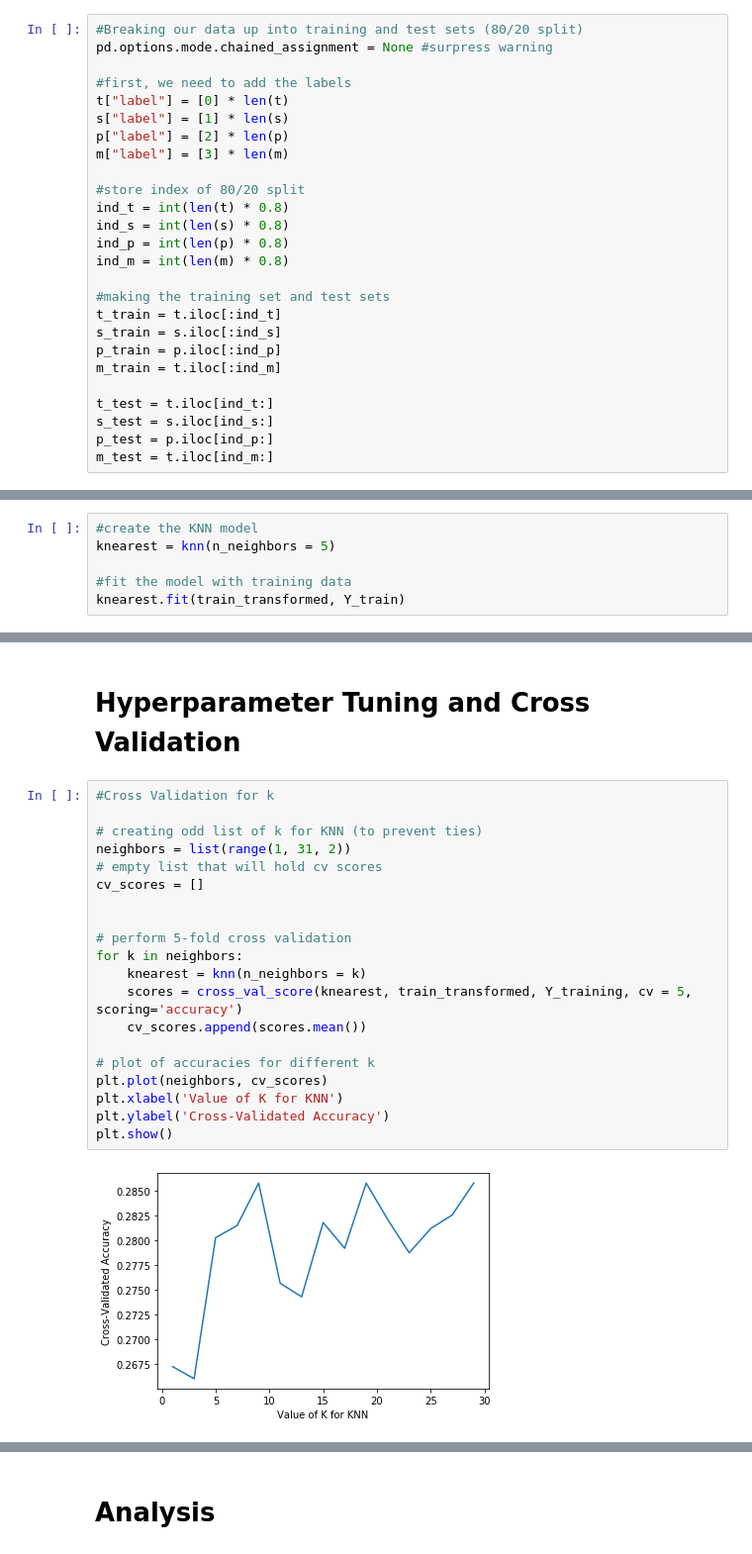
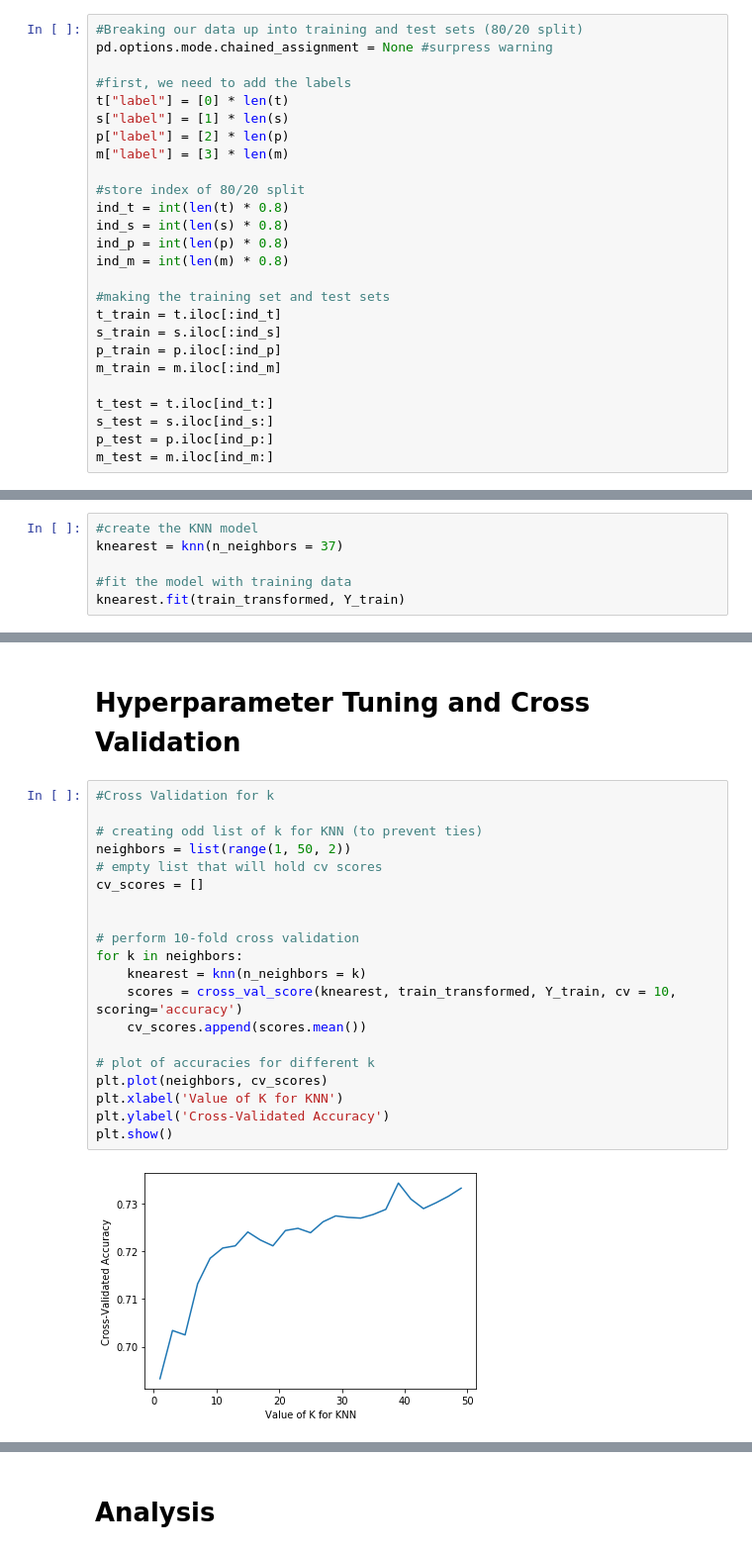
Before and after one commit to Jesse-mk/Medium_Analytics, a Jupyter notebook: jenna/Article Classifiers - KNN.ipynb, the cells around one changed output, grey strips where cells are left out. Shown: that part at 99% size. Cells and saved outputs as stored; diff of their text form.

```diff
--- a/jenna/Article Classifiers - KNN.ipynb
+++ b/jenna/Article Classifiers - KNN.ipynb
@@ -71,12 +71,12 @@ ind_m = int(len(m) * 0.8)
 t_train = t.iloc[:ind_t]
 s_train = s.iloc[:ind_s]
 p_train = p.iloc[:ind_p]
-m_train = t.iloc[:ind_m]
+m_train = m.iloc[:ind_m]
 
 t_test = t.iloc[ind_t:]
 s_test = s.iloc[ind_s:]
 p_test = p.iloc[ind_p:]
-m_test = t.iloc[ind_m:]
+m_test = m.iloc[ind_m:]
 # %%
 #combining all the topics into train and test
 ts = pd.concat([t_train, s_train], axis = 0)
@@ -134,6 +134,6 @@ train_test_split(train_transformed, Y_train)[0], train_test_split(train_transfor
 # %%
 #create the KNN model
-knearest = knn(n_neighbors = 5)
+knearest = knn(n_neighbors = 37)
 
 #fit the model with training data
 knearest.fit(train_transformed, Y_train)
@@ -150,25 +150,25 @@ knearest.score(test_transformed, Y_test)
 # %%
 #Cross Validation for k
 
 # creating odd list of k for KNN (to prevent ties)
-neighbors = list(range(1, 31, 2))
+neighbors = list(range(1, 50, 2))
 # empty list that will hold cv scores
 cv_scores = []
 
 
-# perform 5-fold cross validation
+# perform 10-fold cross validation
 for k in neighbors:
     knearest = knn(n_neighbors = k)
-    scores = cross_val_score(knearest, train_transformed, Y_training, cv = 5, scoring='accuracy')
+    scores = cross_val_score(knearest, train_transformed, Y_train, cv = 10, scoring='accuracy')
     cv_scores.append(scores.mean())
 
 # plot of accuracies for different k
 plt.plot(neighbors, cv_scores)
 plt.xlabel('Value of K for KNN')
 plt.ylabel('Cross-Validated Accuracy')
 plt.show()
 # %% [output]
-[figure, old version]
+[figure, new version]
 # %%
 #Trying different k values
 knn_scores = []
```
Also changed, not shown: parts of 8 cells of this notebook, 1 other file.
